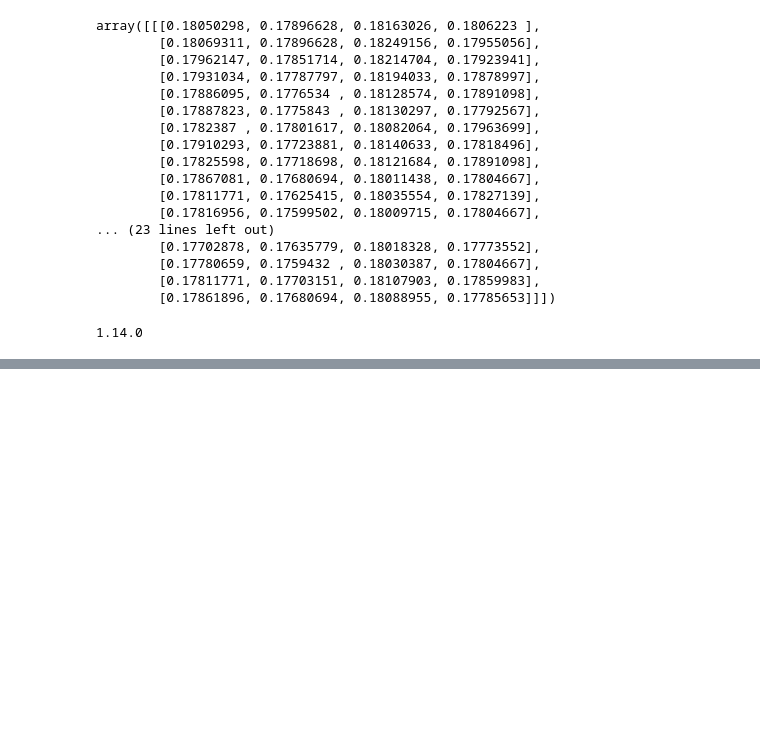
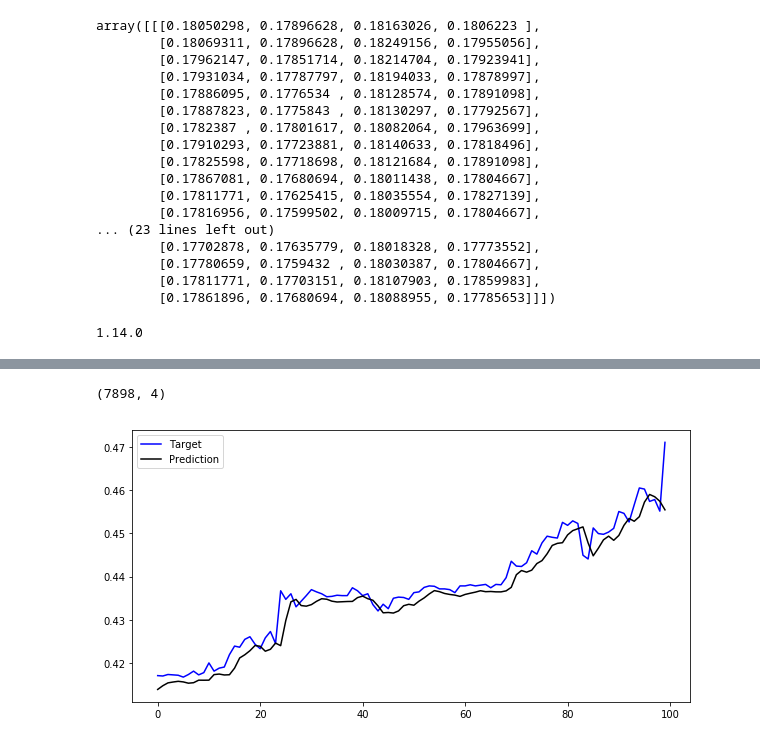
Before and after one commit to KashyapCKotak/AI-ML-experiments, a Jupyter notebook: Stock1.ipynb, the cells around one changed output, grey strips where cells are left out. Cells and saved outputs as stored; diff of their text form; code cells hidden in the pictures; blank space fills up the shorter version.

```diff
--- a/Stock1.ipynb
+++ b/Stock1.ipynb
@@ -143,7 +107,7 @@ n_outputs = 4
 n_layers = 2
 learning_rate = 0.001
 batch_size = 50
-n_epochs = 100
+n_epochs = 30
 train_set_size = x_train.shape[0]
 test_set_size = x_test.shape[0]
 tf.reset_default_graph()
@@ -193,8 +157,8 @@ print(tf.__version__)
 1.14.0
 # %%
 #RNN
-layers = [tf.contrib.rnn.BasicRNNCell(num_units=n_neurons, activation=tf.nn.elu)
-         for layer in range(n_layers)]
+#layers = [tf.contrib.rnn.BasicRNNCell(num_units=n_neurons, activation=tf.nn.elu)
+#         for layer in range(n_layers)]
 # LSTM
 #layers = [tf.contrib.rnn.BasicLSTMCell(num_units=n_neurons, activation=tf.nn.elu)
 #        for layer in range(n_layers)]
@@ -205,8 +169,8 @@ layers = [tf.contrib.rnn.BasicRNNCell(num_units=n_neurons, activation=tf.nn.elu)
 #          for layer in range(n_layers)]
 
 #GRU
-#layers = [tf.contrib.rnn.GRUCell(num_units=n_neurons, activation=tf.nn.leaky_relu)
-#          for layer in range(n_layers)]
+layers = [tf.contrib.rnn.GRUCell(num_units=n_neurons, activation=tf.nn.leaky_relu)
+          for layer in range(n_layers)]
 
 multi_layer_cell = tf.contrib.rnn.MultiRNNCell(layers)
 rnn_outputs, states = tf.nn.dynamic_rnn(multi_layer_cell, X, dtype=tf.float32)
@@ -307,0 +260,21 @@ print(outputs2.shape)
+# %%
+# Cost function
+loss = tf.reduce_mean(tf.square(outputs - y))
+
+#optimizer
+optimizer = tf.train.AdamOptimizer(learning_rate=learning_rate)
+training_op = optimizer.minimize(loss)
+# %%
+# Fitting the model
+with tf.Session() as sess:
+    sess.run(tf.global_variables_initializer())
+    for iteration in range(int(n_epochs*train_set_size/batch_size)):
+        x_batch, y_batch = get_next_batch(batch_size) # fetch the next training batch
+        sess.run(training_op, feed_dict={X: x_batch, y: y_batch})
+        if iteration % int(5*train_set_size/batch_size) == 0:
+            mse_train = loss.eval(feed_dict={X: x_train, y: y_train})
+            mse_valid = loss.eval(feed_dict={X: x_valid, y: y_valid})
+            print('%.2f epochs: MSE train/valid = %.6f/%.6f'%(
+                iteration*batch_size/train_set_size, mse_train, mse_valid))
+# Predictions
+    y_test_pred = sess.run(outputs, feed_dict={X: x_test})
@@ -307,0 +289,15 @@ print(outputs2.shape)
+# %%
+#checking prediction output nos
+y_test_pred.shape
+# %% [output]
+(7898, 4)
+# %%
+# ploting the graph
+comp = pd.DataFrame({'Column1':y_test[:100,3],'Column2':y_test_pred[:100,3]})
+plt.figure(figsize=(10,5))
+plt.plot(comp['Column1'], color='blue', label='Target')
+plt.plot(comp['Column2'], color='black', label='Prediction')
+plt.legend()
+plt.show()
+# %% [output]
+[figure, added]
```
Also changed, not shown: parts of 8 cells of this notebook.
